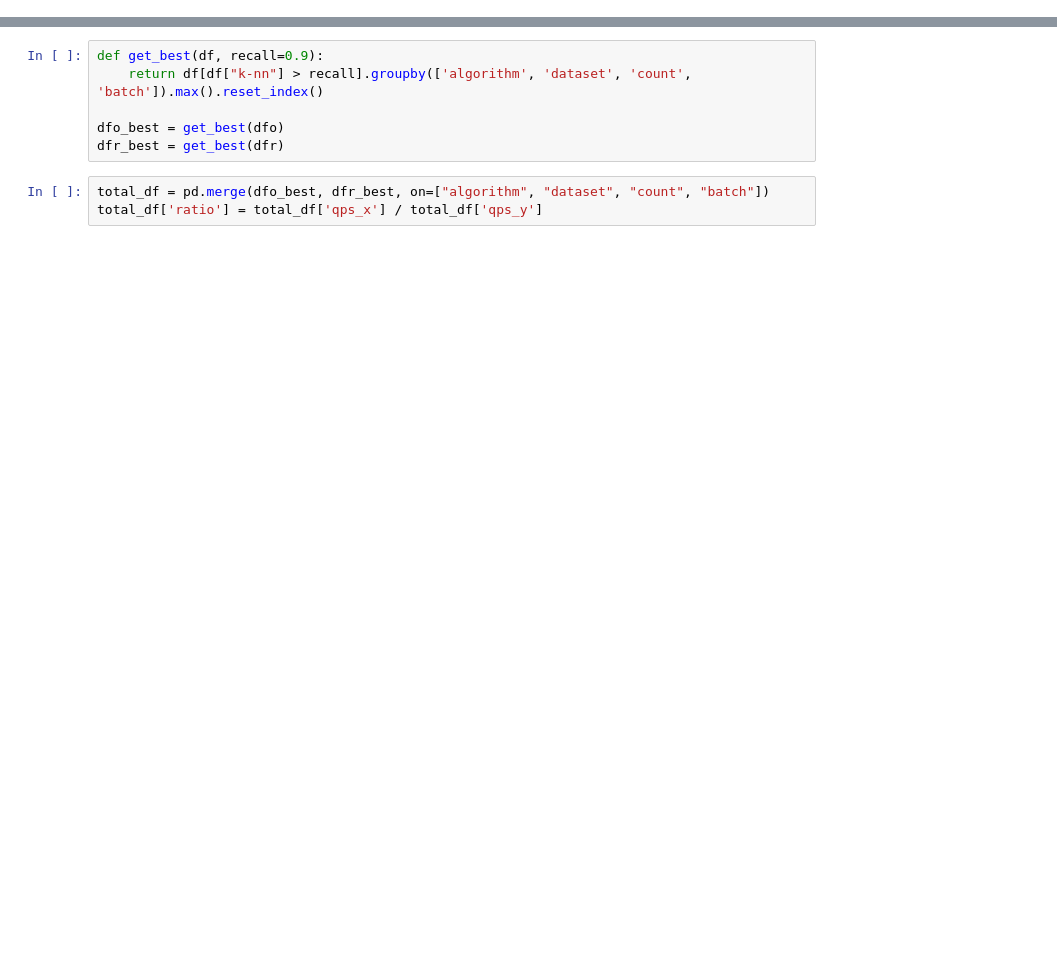
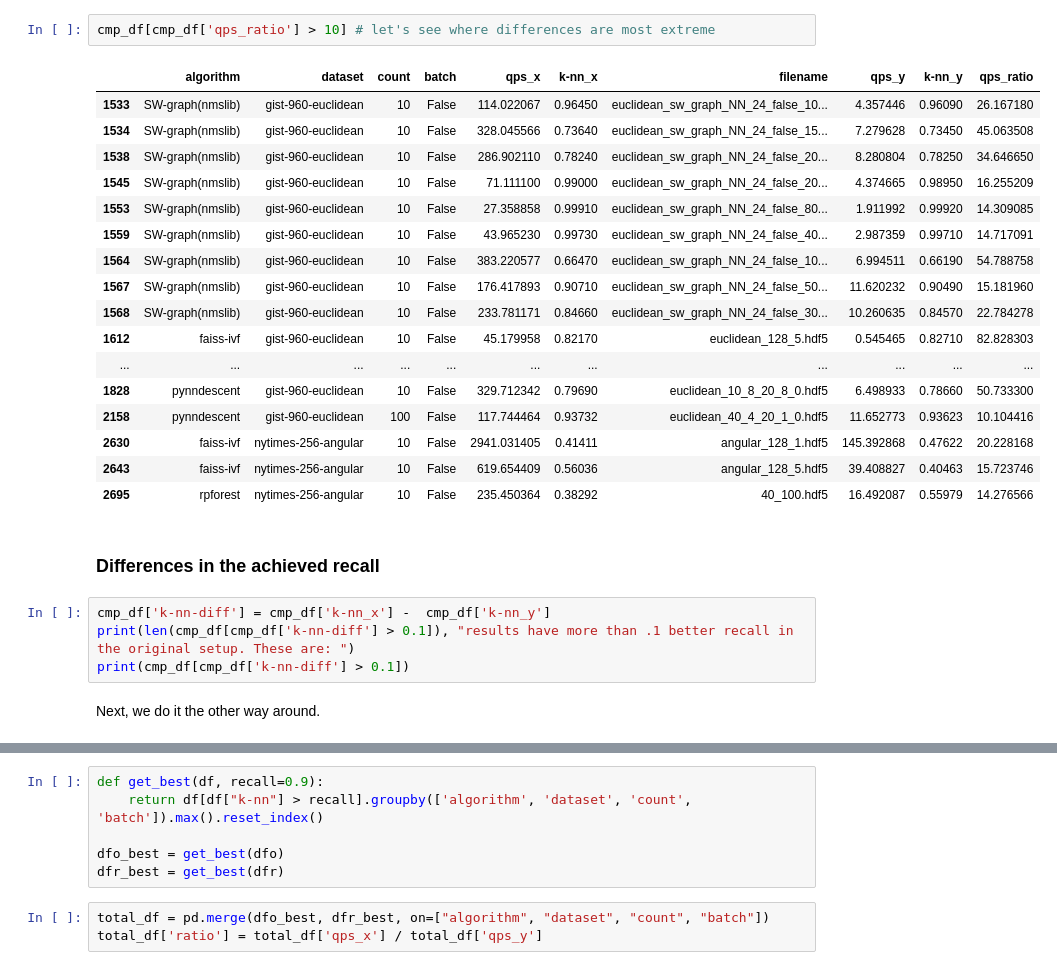
Before and after one commit to maumueller/ann-benchmarks-reproducibility, a Jupyter notebook: eval.ipynb, the cells around one changed output, grey strips where cells are left out. Cells and saved outputs as stored; diff of their text form; blank space fills up the shorter version.

```diff
--- a/eval.ipynb
+++ b/eval.ipynb
@@ -107,0 +65,28 @@ cmp_df[cmp_df['k-nn-diff'] > 0.1]
+# %%
+cmp_df[cmp_df['qps_ratio'] > 10] # let's see where differences are most extreme
+# %% [output]
+|  | algorithm | dataset | count | batch | qps_x | k-nn_x | filename | qps_y | k-nn_y | qps_ratio |
+| 1533 | SW-graph(nmslib) | gist-960-euclidean | 10 | False | 114.022067 | 0.96450 | euclidean_sw_graph_NN_24_false_10... | 4.357446 | 0.96090 | 26.167180 |
+| 1534 | SW-graph(nmslib) | gist-960-euclidean | 10 | False | 328.045566 | 0.73640 | euclidean_sw_graph_NN_24_false_15... | 7.279628 | 0.73450 | 45.063508 |
+| 1538 | SW-graph(nmslib) | gist-960-euclidean | 10 | False | 286.902110 | 0.78240 | euclidean_sw_graph_NN_24_false_20... | 8.280804 | 0.78250 | 34.646650 |
+| 1545 | SW-graph(nmslib) | gist-960-euclidean | 10 | False | 71.111100 | 0.99000 | euclidean_sw_graph_NN_24_false_20... | 4.374665 | 0.98950 | 16.255209 |
+| 1553 | SW-graph(nmslib) | gist-960-euclidean | 10 | False | 27.358858 | 0.99910 | euclidean_sw_graph_NN_24_false_80... | 1.911992 | 0.99920 | 14.309085 |
+| 1559 | SW-graph(nmslib) | gist-960-euclidean | 10 | False | 43.965230 | 0.99730 | euclidean_sw_graph_NN_24_false_40... | 2.987359 | 0.99710 | 14.717091 |
+| 1564 | SW-graph(nmslib) | gist-960-euclidean | 10 | False | 383.220577 | 0.66470 | euclidean_sw_graph_NN_24_false_10... | 6.994511 | 0.66190 | 54.788758 |
+| 1567 | SW-graph(nmslib) | gist-960-euclidean | 10 | False | 176.417893 | 0.90710 | euclidean_sw_graph_NN_24_false_50... | 11.620232 | 0.90490 | 15.181960 |
+| 1568 | SW-graph(nmslib) | gist-960-euclidean | 10 | False | 233.781171 | 0.84660 | euclidean_sw_graph_NN_24_false_30... | 10.260635 | 0.84570 | 22.784278 |
+| 1612 | faiss-ivf | gist-960-euclidean | 10 | False | 45.179958 | 0.82170 | euclidean_128_5.hdf5 | 0.545465 | 0.82710 | 82.828303 |
+| ... | ... | ... | ... | ... | ... | ... | ... | ... | ... | ... |
+| 1828 | pynndescent | gist-960-euclidean | 10 | False | 329.712342 | 0.79690 | euclidean_10_8_20_8_0.hdf5 | 6.498933 | 0.78660 | 50.733300 |
+| 2158 | pynndescent | gist-960-euclidean | 100 | False | 117.744464 | 0.93732 | euclidean_40_4_20_1_0.hdf5 | 11.652773 | 0.93623 | 10.104416 |
+| 2630 | faiss-ivf | nytimes-256-angular | 10 | False | 2941.031405 | 0.41411 | angular_128_1.hdf5 | 145.392868 | 0.47622 | 20.228168 |
+| 2643 | faiss-ivf | nytimes-256-angular | 10 | False | 619.654409 | 0.56036 | angular_128_5.hdf5 | 39.408827 | 0.40463 | 15.723746 |
+| 2695 | rpforest | nytimes-256-angular | 10 | False | 235.450364 | 0.38292 | 40_100.hdf5 | 16.492087 | 0.55979 | 14.276566 |
+# %% [markdown]
+### Differences in the achieved recall
+# %%
+cmp_df['k-nn-diff'] = cmp_df['k-nn_x'] -  cmp_df['k-nn_y']
+print(len(cmp_df[cmp_df['k-nn-diff'] > 0.1]), "results have more than .1 better recall in the original setup. These are: ")
+print(cmp_df[cmp_df['k-nn-diff'] > 0.1])
+# %% [markdown]
+Next, we do it the other way around.
```
Also changed, not shown: parts of 24 cells of this notebook.
